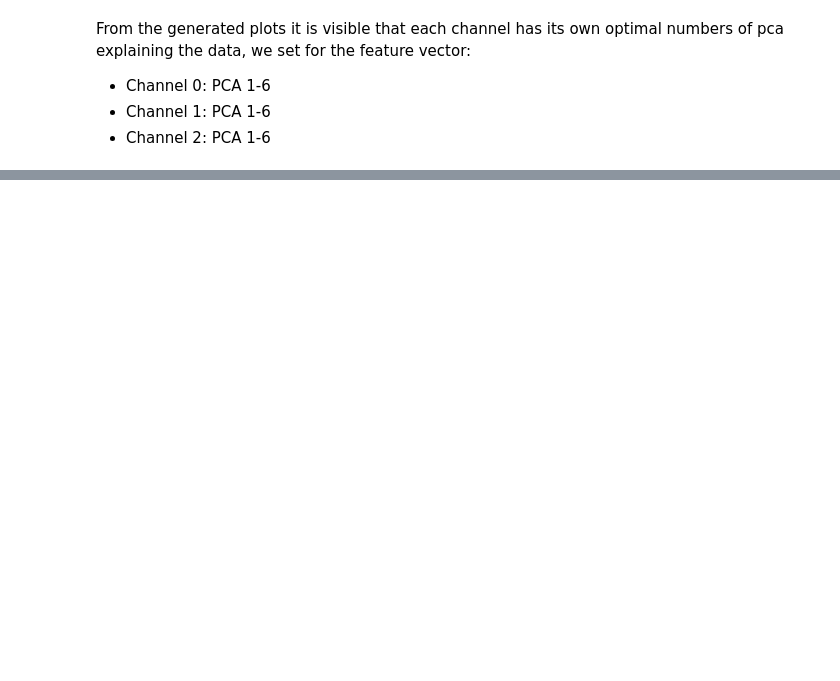
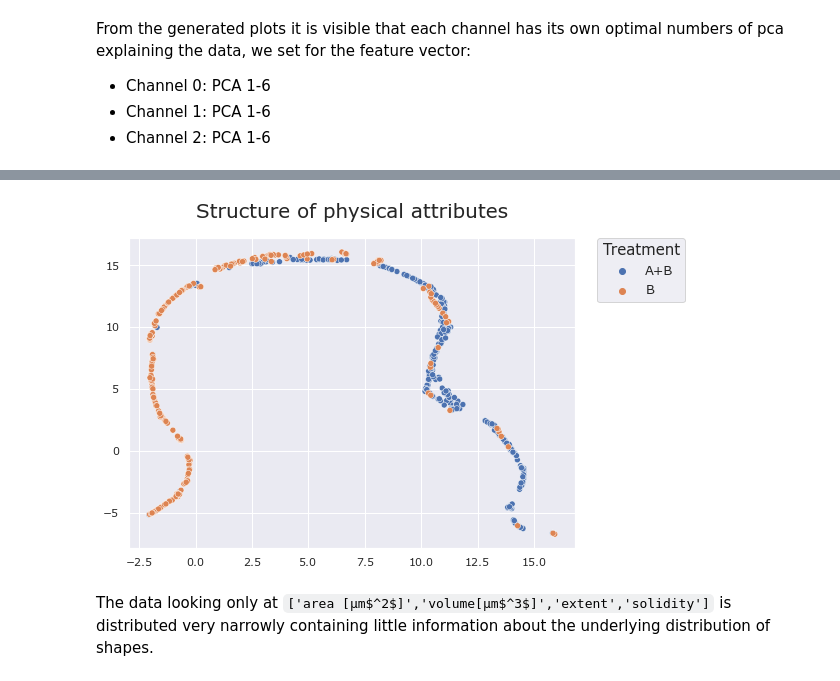
Before and after one commit to sardi1990/Morphological-feature-extraction-of-cell-nuclei-with-generic-Fourier-transform, a Jupyter notebook: code/Nuclear_morphology.ipynb, the cells around one changed output, grey strips where cells are left out. Drawn from its saved outputs; the diff is of its cells as text; code cells hidden in the pictures; blank space fills up the shorter version.

```diff
--- a/code/Nuclear_morphology.ipynb
+++ b/code/Nuclear_morphology.ipynb
@@ -325,8 +325,8 @@ filenames = glob.glob(file_location)
 filenames.sort()
 
 pixelsize_µm=0.396
-list_details=[data(file,details,pixelsize_µm,path) for file in filenames]
-data_frame_details=pd.concat(table_details).reset_index()
+list_details=[data(file,details,pixelsize_µm,path,1,1) for file in filenames]
+data_frame_details=pd.concat(list_details).reset_index()
 data_frame_details.drop(['index'],axis=1,inplace=True)
 # %% [output]
 ./Data/15_3_90_WT_C_D_A+B_01-01.tif
@@ -428,0 +551,6 @@ feature_vector_table=pd.DataFrame([gft[:,1,]])
+# %%
+#lets look at the structure of the physical attributes
+#the columns we need --> ['area [µm$^2$]','volume[µm$^3$]','extent','solidity'], taken from the function data() in section III
+columns=['area [µm$^2$]','volume[µm$^3$]','extent','solidity']
+data_frame_phys=data_frame_details[data_frame_details.columns.intersection(columns)]
+data_frame_phys
@@ -428,0 +571,13 @@ feature_vector_table=pd.DataFrame([gft[:,1,]])
+# %%
+embb_phys=dim_red.fit_transform(data_frame_phys)
+
+fig = plt.figure(figsize=(8,5.71))
+sns.set(font='MS Reference Sans Serif',context='notebook')
+plt.title('Structure of physical attributes',fontsize=20,pad=20,fontweight=15)
+ax=sns.scatterplot(x=embb_phys[:,0],y=embb_phys[:,1],hue=data_frame_details['Treatment'],)
+legend=ax.legend(title='Treatment',bbox_to_anchor=(1.05, 1), loc=2, borderaxespad=0.,prop={'size': 13})
+legend.get_title().set_fontsize('15')
+# %% [output]
+[figure, added]
+# %% [markdown]
+The data looking only at `['area [µm$^2$]','volume[µm$^3$]','extent','solidity']` is distributed very narrowly containing little information about the underlying distribution of shapes.
```
Also changed, not shown: parts of 23 cells of this notebook, 21 other files.
